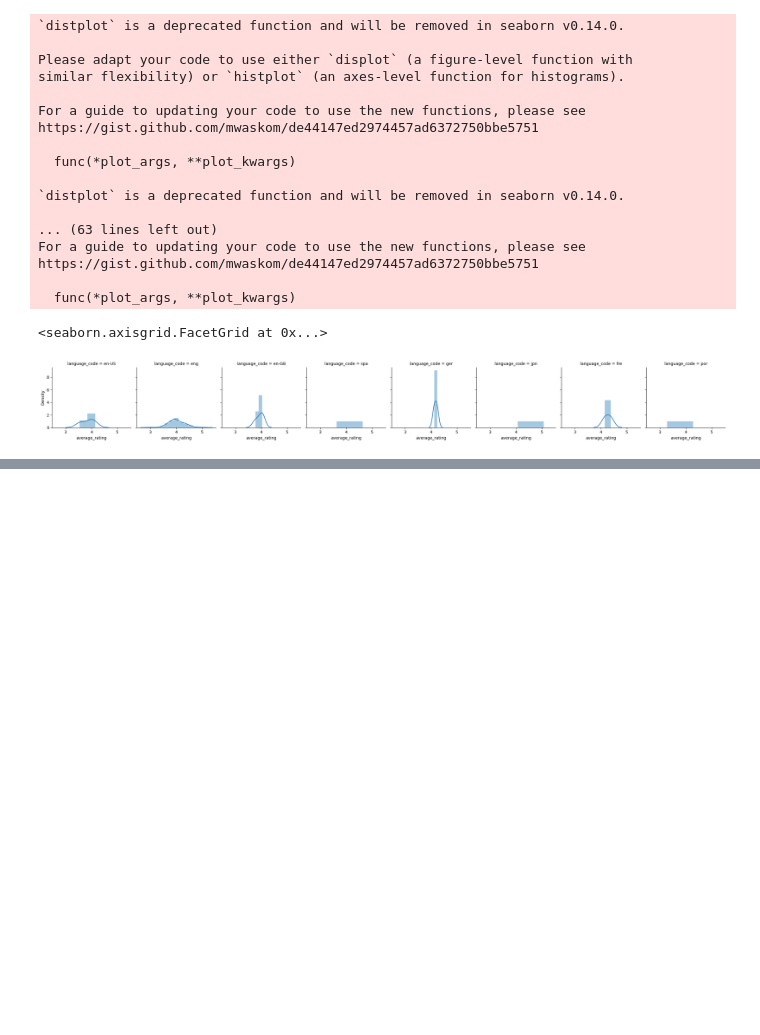
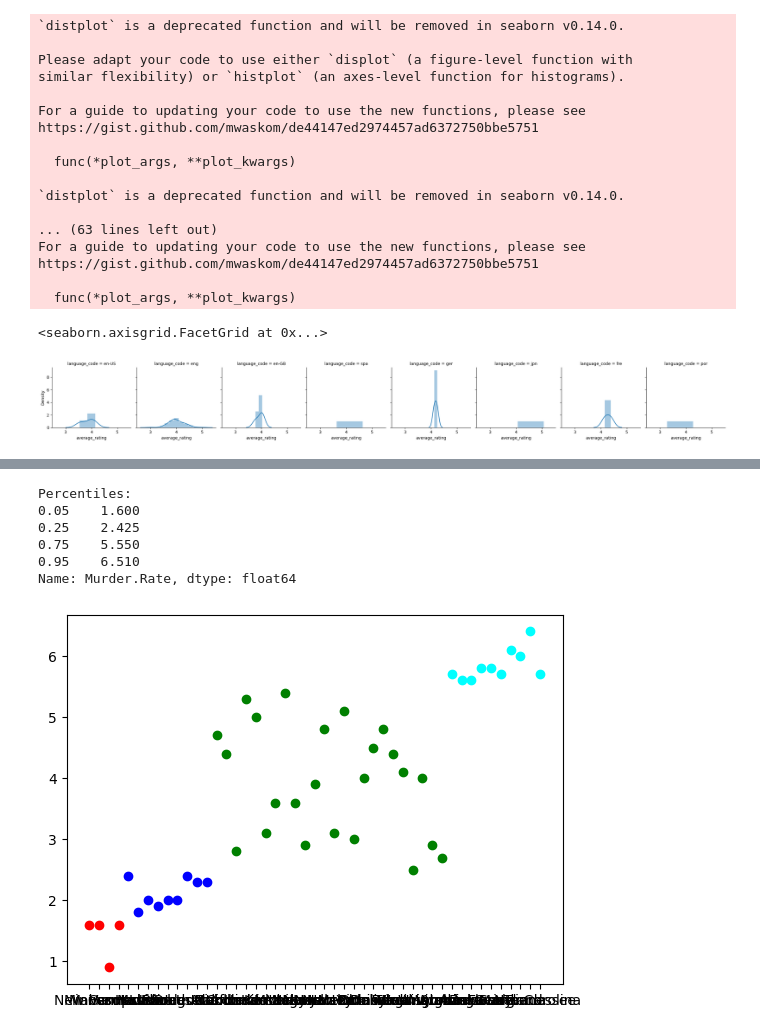
Before and after one commit to Tancho340/Ciencia_de_Datos, a Jupyter notebook: Ciencia_de_Datos_Dataset_Libros.ipynb, the cells around one changed output, grey strips where cells are left out. Saved outputs shown, nothing was run; the diff lists cells and outputs as text; code cells hidden in the pictures; blank space fills up the shorter version.

```diff
--- a/Ciencia_de_Datos_Dataset_Libros.ipynb
+++ b/Ciencia_de_Datos_Dataset_Libros.ipynb
@@ -135,0 +276,33 @@ https://gist.github.com/mwaskom/de44147ed2974457ad6372750bbe5751
+# %%
+data = pd.read_csv ("/content/drive/MyDrive/UNAB/Fundamentos de Ciencia de Datos/state.csv")
+# %%
+# Calcular percentiles de la tasa de homicidios por estado
+
+print ("Percentiles:")
+percentiles = data["Murder.Rate"].quantile([0.05,0.25,0.75,0.95]);
+print (percentiles)
+print ()
+
+def agrupar_estados (percentiles):
+    ya = set()
+    plt.figure (1)
+    colores = ["red", "blue", "green", "cyan", "orange"]
+    for index, percentil in enumerate (percentiles):
+        posicion = data["Murder.Rate"] <= percentil
+        datos = data.loc[posicion]
+
+        for estado, homicidios in zip (datos["State"], datos["Murder.Rate"]):
+            if estado in ya:
+                continue
+            plt.scatter (estado, homicidios, color = colores[index])
+            ya.add (estado)
+
+agrupar_estados (percentiles)
+# %% [output]
+Percentiles:
+0.05    1.600
+0.25    2.425
+0.75    5.550
+0.95    6.510
+Name: Murder.Rate, dtype: float64
+[figure, added]
```
Also changed, not shown: parts of 7 cells of this notebook.
